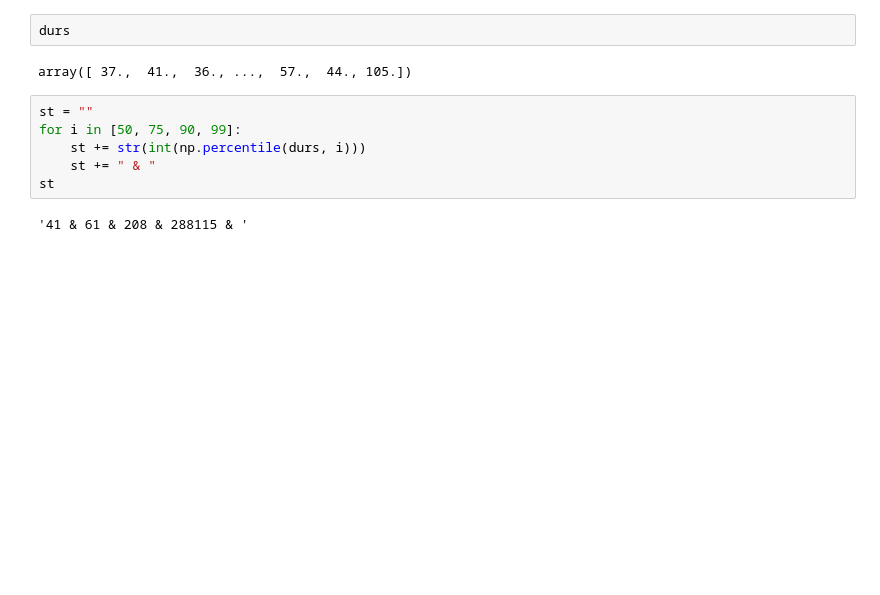
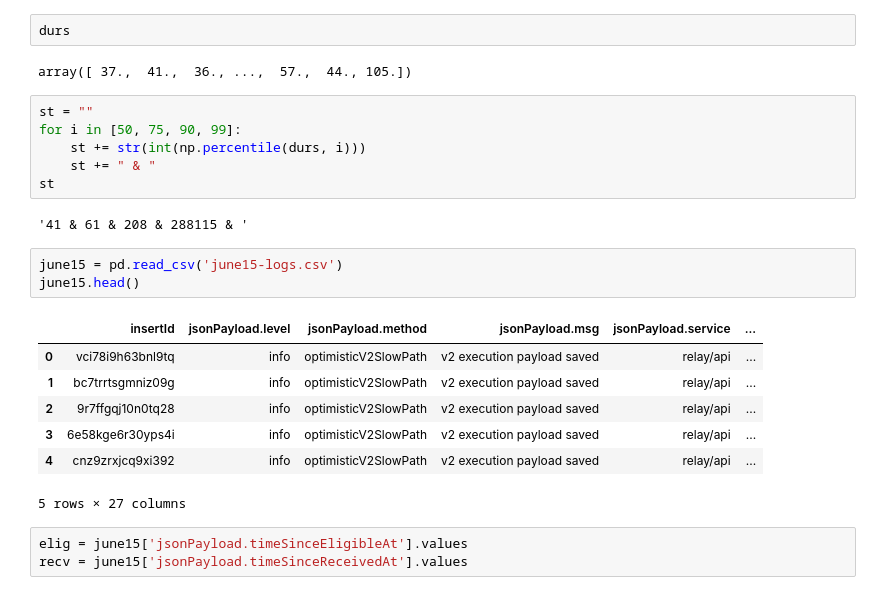
Before and after one commit to michaelneuder/relay-data, a Jupyter notebook: rsy/v2.ipynb, the cells around one changed output. Drawn from its saved outputs; the diff is of its cells as text; blank space fills up the shorter version.

```diff
--- a/rsy/v2.ipynb
+++ b/rsy/v2.ipynb
@@ -92,3 +92,17 @@ for i in [50, 75, 90, 99]:
 st
 # %% [output]
 '41 & 61 & 208 & 288115 & '
+# %%
+june15 = pd.read_csv('june15-logs.csv')
+june15.head()
+# %% [output]
+|  | insertId | jsonPayload.level | jsonPayload.method | jsonPayload.msg | jsonPayload.service | ... |
+| 0 | vci78i9h63bnl9tq | info | optimisticV2SlowPath | v2 execution payload saved | relay/api | ... |
+| 1 | bc7trrtsgmniz09g | info | optimisticV2SlowPath | v2 execution payload saved | relay/api | ... |
+| 2 | 9r7ffgqj10n0tq28 | info | optimisticV2SlowPath | v2 execution payload saved | relay/api | ... |
+| 3 | 6e58kge6r30yps4i | info | optimisticV2SlowPath | v2 execution payload saved | relay/api | ... |
+| 4 | cnz9zrxjcq9xi392 | info | optimisticV2SlowPath | v2 execution payload saved | relay/api | ... |
+5 rows × 27 columns
+# %%
+elig = june15['jsonPayload.timeSinceEligibleAt'].values
+recv = june15['jsonPayload.timeSinceReceivedAt'].values
```
Also changed, not shown: parts of 2 cells of this notebook.
